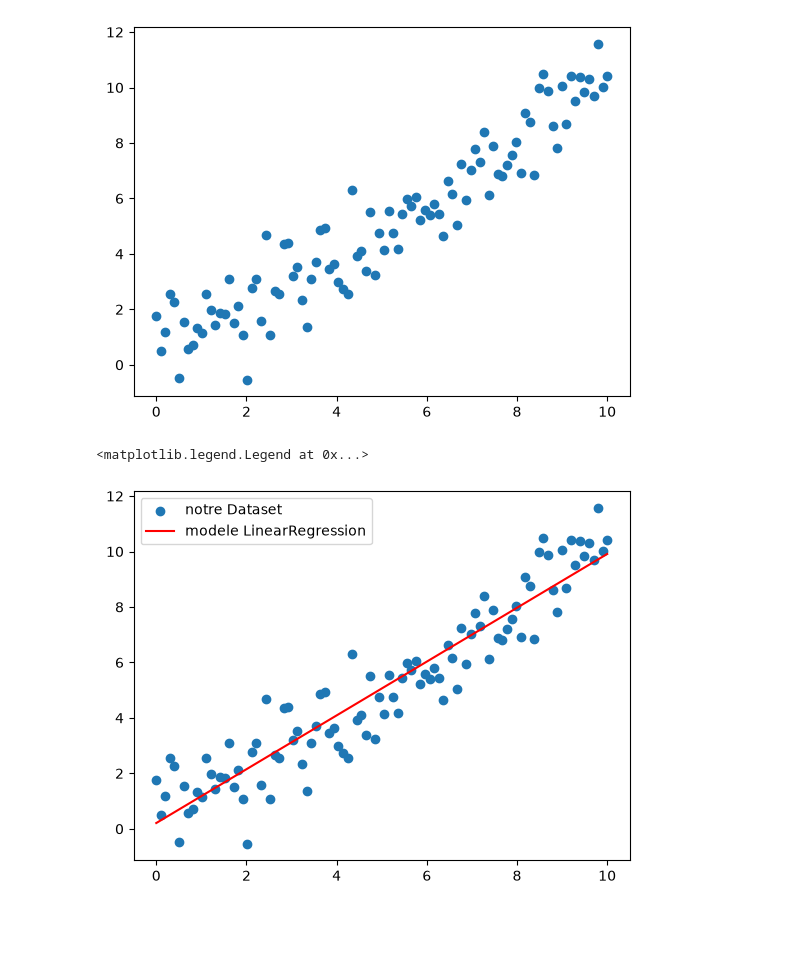
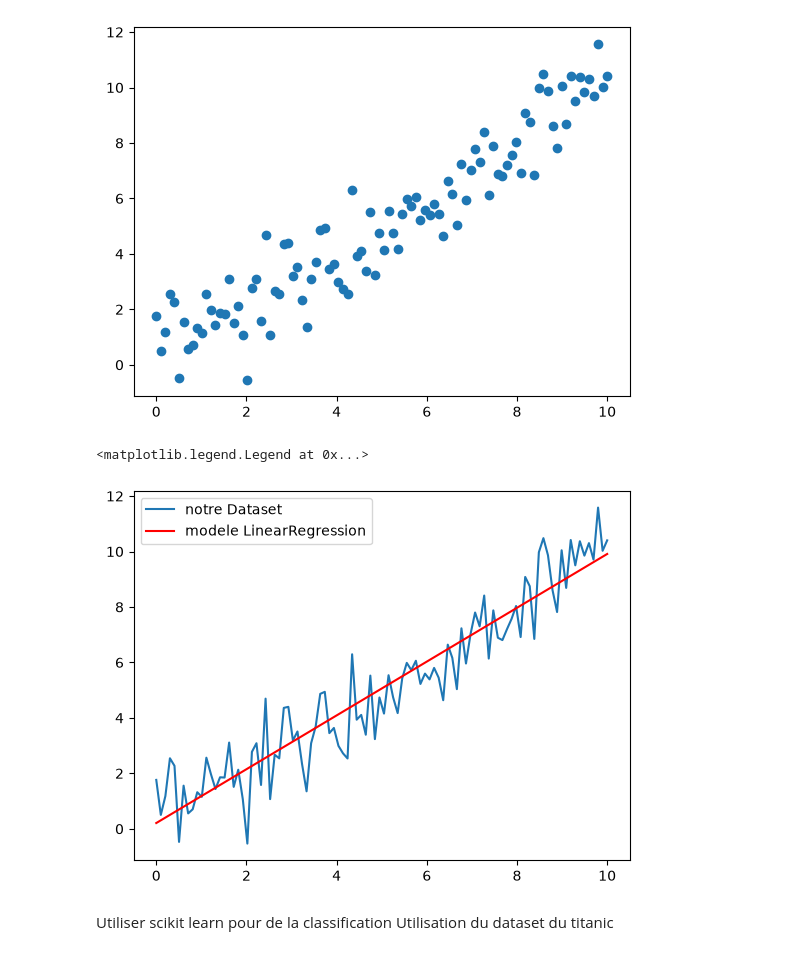
Before and after one commit to webdevproformation/m2-iot-juin2026, a Jupyter notebook: jour05/02-note.ipynb, the cells around one changed output. Cells and saved outputs as stored; diff of their text form; code cells hidden in the pictures; blank space fills up the shorter version.

Commit message:
regression et classification avec sklear

```diff
--- a/jour05/02-note.ipynb
+++ b/jour05/02-note.ipynb
@@ -25,20 +25,22 @@ plt.scatter(X, y)
 # %%
 from sklearn.linear_model import LinearRegression
 
 # créer le modèle
 model = LinearRegression()
 
 # entrainement
 model.fit(X , y)
 
 # évaluer la performance du notre modèle
 model.score(X, y ) # 88,8%
 
 y_predict = model.predict( X )
 
-plt.scatter(X, y , label="notre Dataset")
+plt.plot(X, y , label="notre Dataset")
 plt.plot( X , y_predict , color="r" , label="modele LinearRegression")
 plt.legend()
 # %% [output]
 <matplotlib.legend.Legend at 0x...>
-[figure, old version]
+[figure, new version]
+# %% [markdown]
+Utiliser scikit learn pour de la classification Utilisation du dataset du titanic
```
Also changed, not shown: parts of 4 cells of this notebook.
